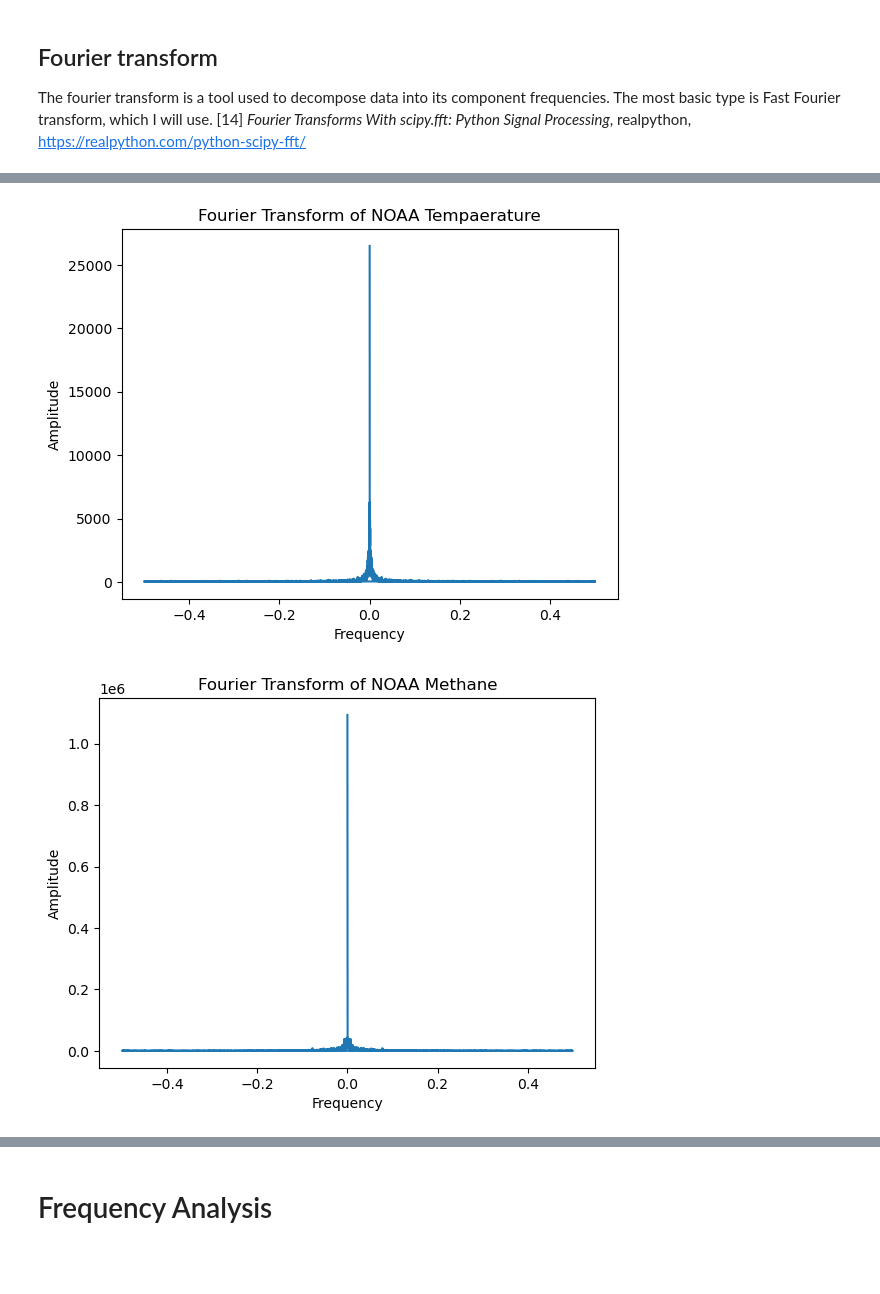
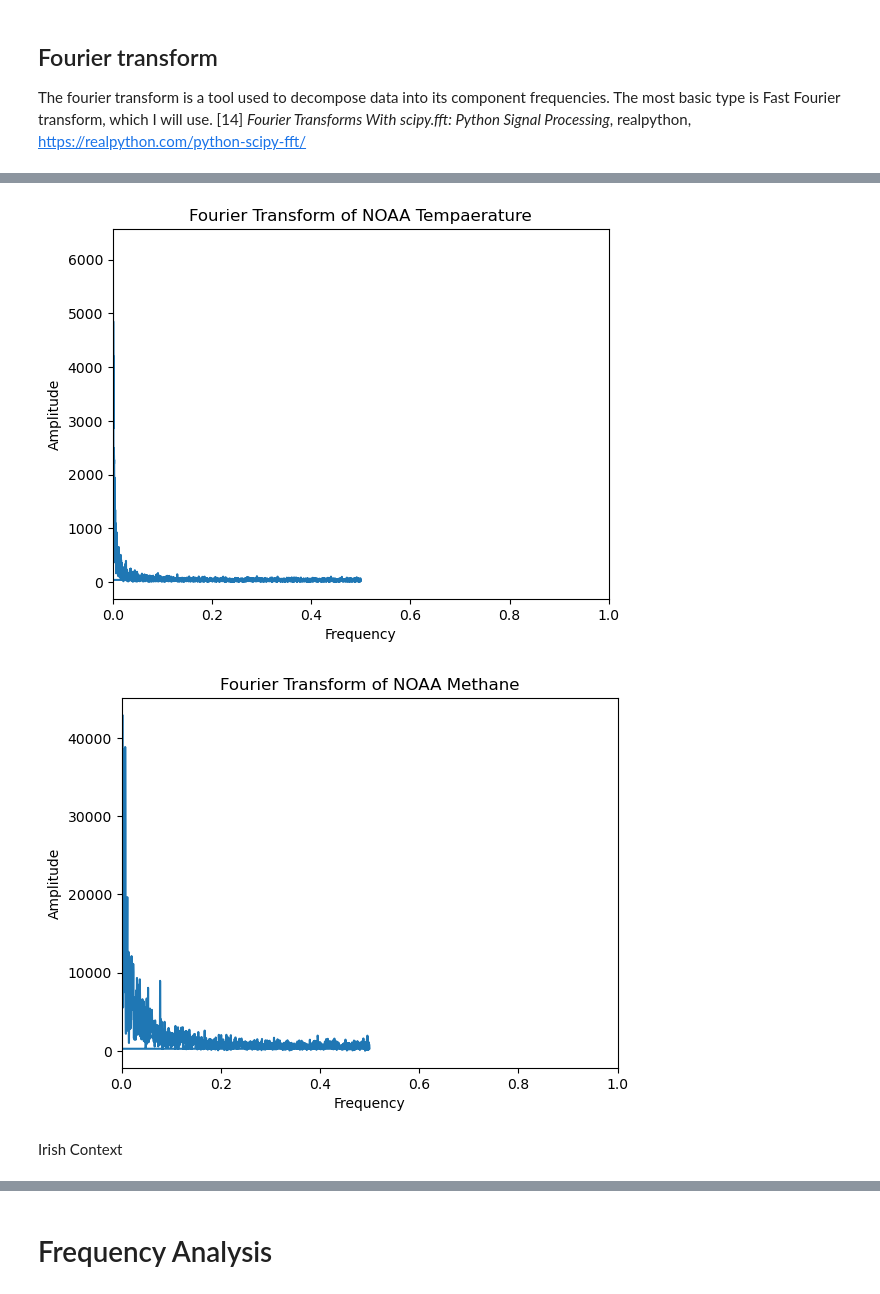
Before and after one commit to dectan/Programming-for-Data-Analysis-Project-2, a Jupyter notebook: Project 2.ipynb, the cells around one changed output, grey strips where cells are left out. Drawn from its saved outputs; the diff is of its cells as text; code cells hidden in the pictures; blank space fills up the shorter version.

```diff
--- a/Project 2.ipynb
+++ b/Project 2.ipynb
@@ -801,22 +819,25 @@ plt.plot(xf, np.abs(yf)) # Plot the magnitude of the spectrum
 plt.xlabel('Frequency')
 plt.ylabel('Amplitude')
 plt.title('Fourier Transform of NOAA Tempaerature')
+plt.xlim(0, 1) # zoom in to see the peaks
 plt.show()
 # %% [output]
-[figure, old version]
+[figure, new version]
 # %%
 # Extract the temperature column as a numpy array
 y = methane_noaa["CH4_mean"].to_numpy()
-#y = np.ascontiguousarray(y)
+y = y - np.mean(y)
 
 yf = np.fft.fft(y) # Frequency spectrum
-#yf= np.absolute(yf)
 xf = fftfreq(y.size)
 # %%
 plt.plot(xf, np.abs(yf)) # Plot the magnitude of the spectrum
 plt.xlabel('Frequency')
 plt.ylabel('Amplitude')
 plt.title('Fourier Transform of NOAA Methane')
+plt.xlim(0, 1) # zoom in to see the peaks
 plt.show()
 # %% [output]
-[figure, old version]
+[figure, new version]
+# %% [markdown]
+Irish Context
```
Also changed, not shown: parts of 24 cells of this notebook.
